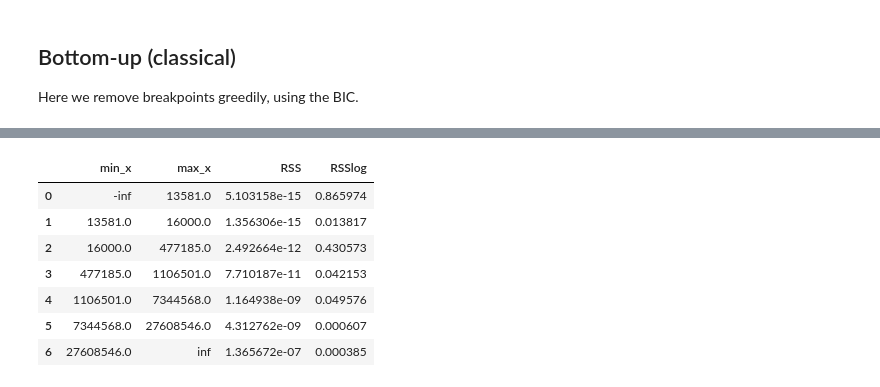
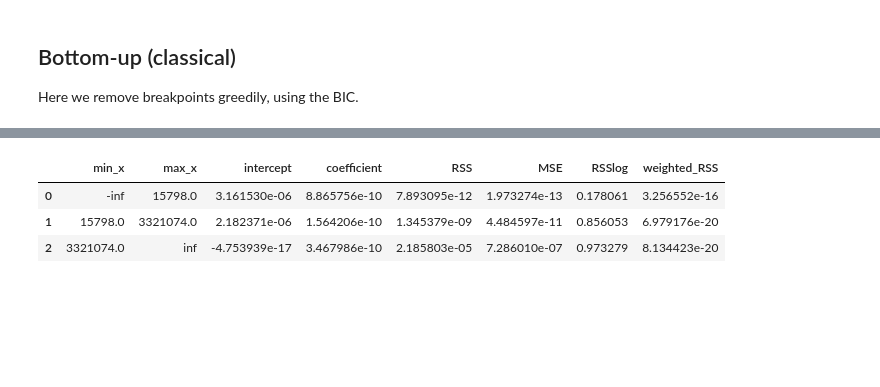
Before and after one commit to Ezibenroc/pycewise, a Jupyter notebook: real_data.ipynb, the cells around one changed output, grey strips where cells are left out. Drawn from its saved outputs; the diff is of its cells as text; code cells hidden in the pictures; blank space fills up the shorter version.

```diff
--- a/real_data.ipynb
+++ b/real_data.ipynb
@@ -141,5 +83,0 @@ Wall time: 371 ms
-# %%
-%%time
-auto_simple = reg.auto_simplify(RSSlog=True)
-print(auto_simple)
-auto_simple.plot_dataset(log=True)
@@ -164,20 +84,7 @@ Wall time: 437 ms
-# %%
-import pandas
-segments = []
-for i, seg in enumerate(auto_simple.segments):
-    segments.append({
-        'min_x': seg[0][0],
-        'max_x': seg[0][1],
-        'RSS': seg[1].RSS,
-        'RSSlog': seg[1].compute_RSSlog()
-    })
-pandas.DataFrame(segments)
-# %% [output]
-|  | min_x | max_x | RSS | RSSlog |
-| 0 | -inf | 13581.0 | 5.103158e-15 | 0.865974 |
-| 1 | 13581.0 | 16000.0 | 1.356306e-15 | 0.013817 |
-| 2 | 16000.0 | 477185.0 | 2.492664e-12 | 0.430573 |
-| 3 | 477185.0 | 1106501.0 | 7.710187e-11 | 0.042153 |
-| 4 | 1106501.0 | 7344568.0 | 1.164938e-09 | 0.049576 |
-| 5 | 7344568.0 | 27608546.0 | 4.312762e-09 | 0.000607 |
-| 6 | 27608546.0 | inf | 1.365672e-07 | 0.000385 |
+# %%
+auto_simple.to_pandas()
+# %% [output]
+|  | min_x | max_x | intercept | coefficient | RSS | MSE | RSSlog | weighted_RSS |
+| 0 | -inf | 15798.0 | 3.161530e-06 | 8.865756e-10 | 7.893095e-12 | 1.973274e-13 | 0.178061 | 3.256552e-16 |
+| 1 | 15798.0 | 3321074.0 | 2.182371e-06 | 1.564206e-10 | 1.345379e-09 | 4.484597e-11 | 0.856053 | 6.979176e-20 |
+| 2 | 3321074.0 | inf | -4.753939e-17 | 3.467986e-10 | 2.185803e-05 | 7.286010e-07 | 0.973279 | 8.134423e-20 |
```
Also changed, not shown: parts of 8 cells of this notebook.
